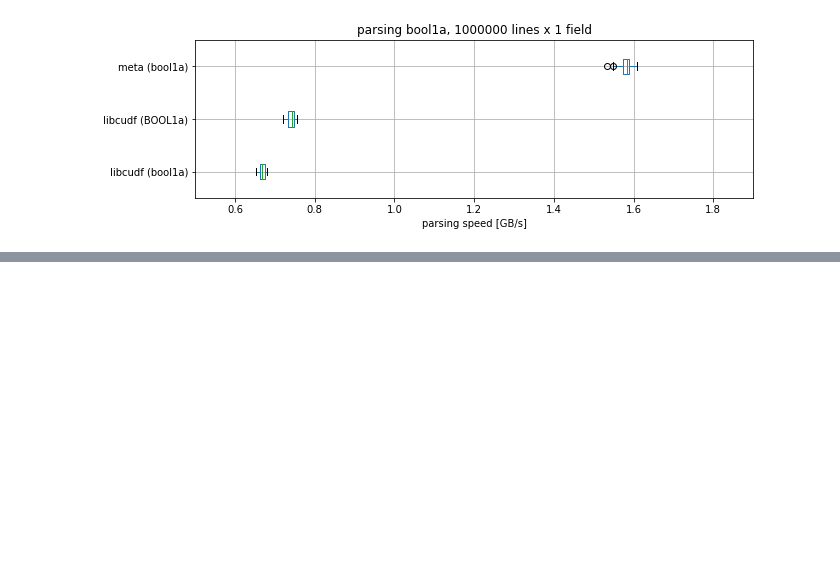
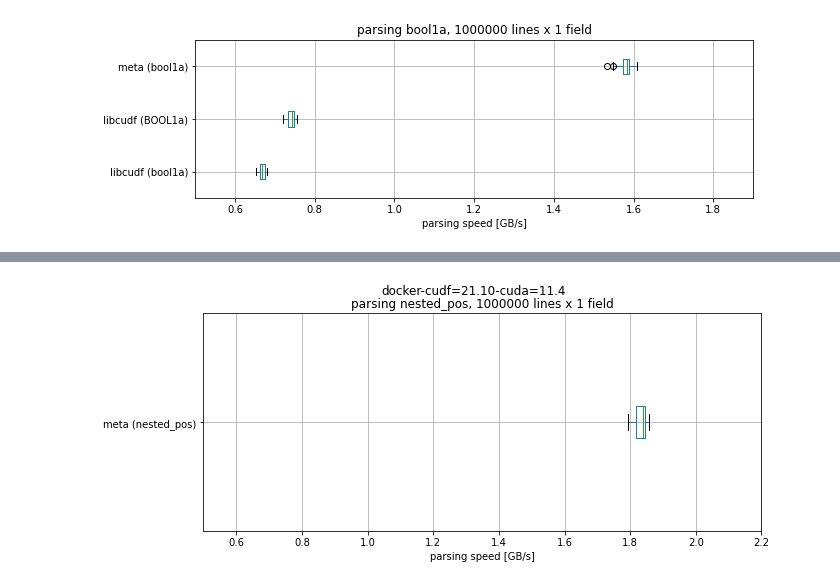
Before and after one commit to mis-wut/meta-json-parser, a Jupyter notebook: benchmark/notebooks/examine_benchmarks.ipynb, the cells around one changed output, grey strips where cells are left out. Drawn from its saved outputs; the diff is of its cells as text; code cells hidden in the pictures; blank space fills up the shorter version.

Commit message:
examine_benchmarks.ipynb: Add nested_pos type benchmark

```diff
--- a/benchmark/notebooks/examine_benchmarks.ipynb
+++ b/benchmark/notebooks/examine_benchmarks.ipynb
@@ -3098,0 +3148,7 @@ draw_for_type('bool')
+# %%
+typename='nested_pos'
+# %%
+df_meta1a['nested_pos'] = pd.read_csv('benchmark_metaparser-cudf=21.10_docker-nested_pos-1M.csv', index_col=2).sort_index()
+df_meta1a['nested_pos']['NOD2H time measured by GPU [ns]'] = \
+  df_meta1a['nested_pos']['TOTAL time measured by GPU [ns]'] - \
+  df_meta1a['nested_pos']['Copying output [ns]']
@@ -3098,0 +3163,6 @@ draw_for_type('bool')
+# %%
+df_cmp1a[typename] = pd.DataFrame()
+
+df_cmp1a[typename]['file size [bytes]'] = df_meta1a[typename]['file size [bytes]']
+df_cmp1a[typename][f'meta ({typename})'] = \
+   df_meta1a[typename]['NOD2H time measured by GPU [ns]']
@@ -3098,0 +3177,7 @@ draw_for_type('bool')
+# %%
+df_cmp1a[f'{typename} (bandwidth)'] = pd.DataFrame()
+
+df_cmp1a[f'{typename} (bandwidth)'][f'meta ({typename})'] = \
+    scale*df_cmp1a[typename]['file size [bytes]']/df_cmp1a[typename][f'meta ({typename})']
+
+df_cmp1a[f'{typename} (bandwidth)'].head(3)
@@ -3098,0 +3190,11 @@ draw_for_type('bool')
+# %%
+fig, ax = plt.subplots(figsize=(10,4))
+fig.suptitle('docker-cudf=21.10-cuda=11.4')
+ax.set_title(f'parsing {typename}, 1000000 lines x 1 field')
+ax.set(xlabel='parsing speed [GB/s]')
+ax.set(xlim=(0.5,2.2))
+df_cmp1a[f'{typename} (bandwidth)'][[f'meta ({typename})']].boxplot(vert=False)
+
+plt.show()
+# %% [output]
+[figure, added]
```
Also changed, not shown: parts of 22 cells of this notebook, 1 other file.
